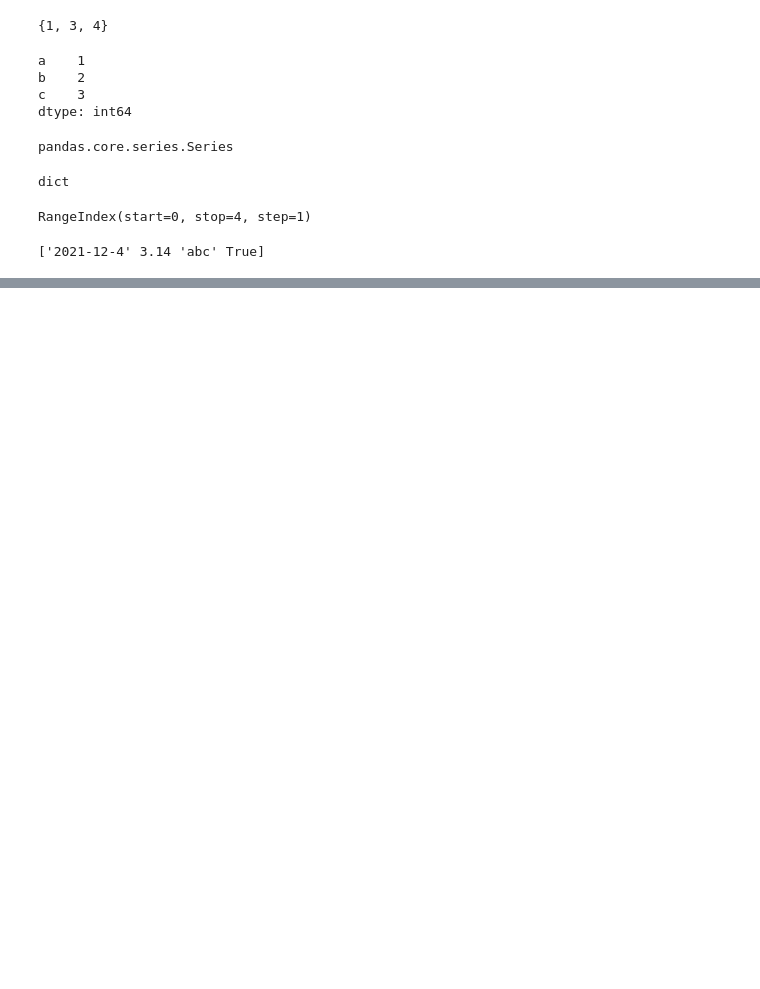
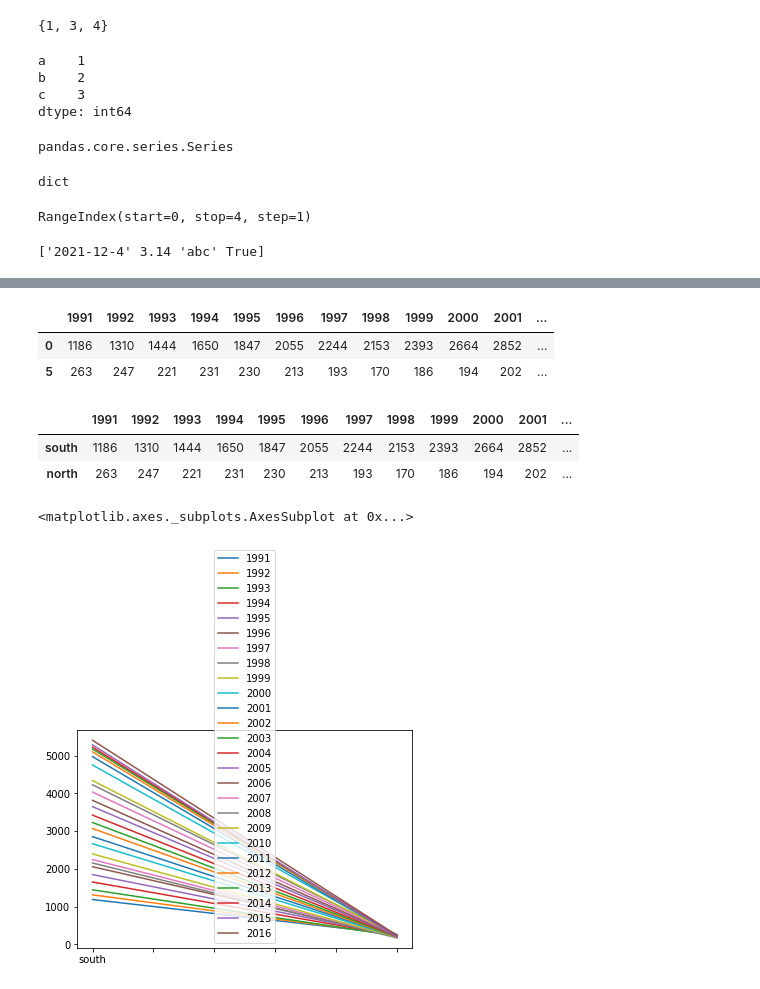
Before and after one commit to seoheejj1/pandas, a Jupyter notebook: bigdata2.ipynb, the cells around one changed output, grey strips where cells are left out. Saved outputs shown, nothing was run; the diff lists cells and outputs as text; code cells hidden in the pictures; blank space fills up the shorter version.

```diff
--- a/bigdata2.ipynb
+++ b/bigdata2.ipynb
@@ -220,0 +608,7 @@ print(sr.values)
+# %%
+#그래프
+import matplotlib.pyplot as plt #그림 라이브러리
+import seaborn as sns # 그림 라이브러리 (좀 더 세련)
+
+df=pd.read_excel('남북한발전전력량.xlsx')
+df.head()
@@ -220,0 +622,19 @@ print(sr.values)
+# %%
+df_ns=df.iloc[[0,5],3:]
+df_ns
+# %% [output]
+|  | 1991 | 1992 | 1993 | 1994 | 1995 | 1996 | 1997 | 1998 | 1999 | 2000 | 2001 | ... |
+| 0 | 1186 | 1310 | 1444 | 1650 | 1847 | 2055 | 2244 | 2153 | 2393 | 2664 | 2852 | ... |
+| 5 | 263 | 247 | 221 | 231 | 230 | 213 | 193 | 170 | 186 | 194 | 202 | ... |
+# %%
+df_ns.index=['south','north']
+df_ns
+# %% [output]
+|  | 1991 | 1992 | 1993 | 1994 | 1995 | 1996 | 1997 | 1998 | 1999 | 2000 | 2001 | ... |
+| south | 1186 | 1310 | 1444 | 1650 | 1847 | 2055 | 2244 | 2153 | 2393 | 2664 | 2852 | ... |
+| north | 263 | 247 | 221 | 231 | 230 | 213 | 193 | 170 | 186 | 194 | 202 | ... |
+# %%
+df_ns.plot()
+# %% [output]
+<matplotlib.axes._subplots.AxesSubplot at 0x...>
+[figure, added]
```
Also changed, not shown: parts of 52 cells of this notebook.
